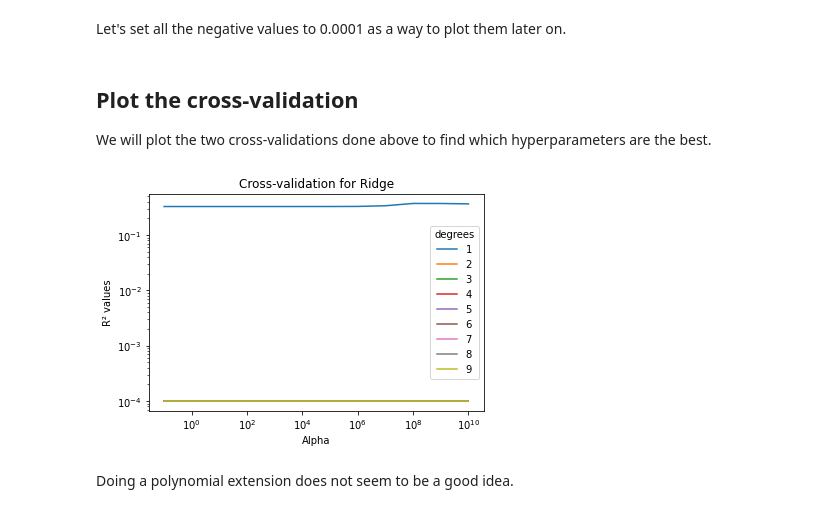
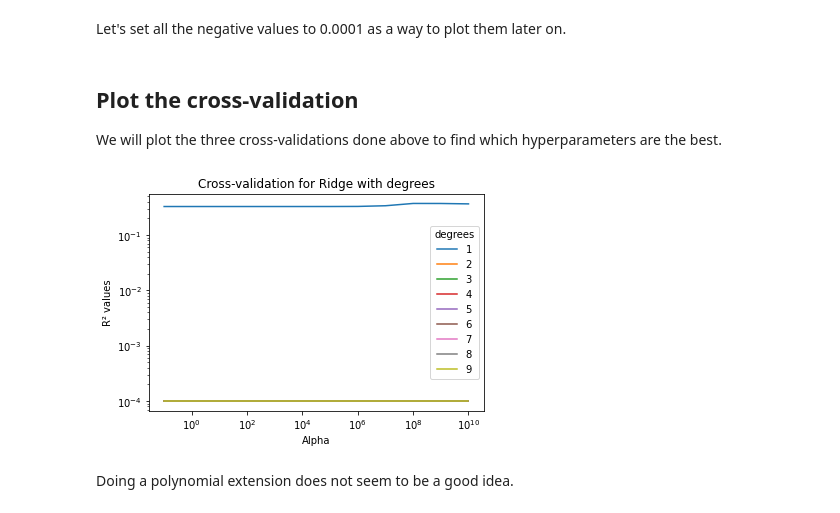
Before and after one commit to epfl-ada/ada-2020-project-milestone-p3-p3_kali, a Jupyter notebook: P4.ipynb, the cells around one changed output. Cells and saved outputs as stored; diff of their text form; code cells hidden in the pictures.

Commit message:
Some more graphs

```diff
--- a/P4.ipynb
+++ b/P4.ipynb
@@ -289,15 +289,13 @@ values_gbr
 | 16 | 250.0 | 0.05 | 0.182840 |
 | 17 | 250.0 | 0.01 | 0.175208 |
 # %%
-values_rr = pd.DataFrame({'alpha': [], 'degree' : [],'R^2': []})
-for d in degree :
-    for a in alpha :
-        new_entry = {'alpha': a, 'degree' : d, 'R^2': 0}
-        temp_train = poly_build(train_x, d)
-        temp_rr = Ridge(alpha = a)
-        pred = cross_val_predict(temp_rr, temp_train, train_y, cv = 20)
-        new_entry['R^2'] = r2_score(train_y, pred)
-        values_rr = values_rr.append(new_entry, ignore_index = True)
+values_rr = pd.DataFrame({'alpha': [],'R^2': []})
+for a in alpha :
+    new_entry = {'alpha': a, 'R^2': 0}
+    temp_rr = Ridge(alpha = a)
+    pred = cross_val_predict(temp_rr, train_x, train_y, cv = 20)
+    new_entry['R^2'] = r2_score(train_y, pred)
+    values_rr = values_rr.append(new_entry, ignore_index = True)
 # %%
 values_rr
 # %% [output]
@@ -316,0 +315,10 @@ values_rr
+# %%
+values_rr_deg = pd.DataFrame({'alpha': [], 'degree' : [],'R^2': []})
+for d in degree :
+    for a in alpha :
+        new_entry = {'alpha': a, 'degree' : d, 'R^2': 0}
+        temp_train = poly_build(train_x, d)
+        temp_rr = Ridge(alpha = a)
+        pred = cross_val_predict(temp_rr, temp_train, train_y, cv = 20)
+        new_entry['R^2'] = r2_score(train_y, pred)
+        values_rr_deg = values_rr_deg.append(new_entry, ignore_index = True)
@@ -317,22 +341,22 @@ values_rr
 # %% [markdown]
 Let's set all the negative values to 0.0001 as a way to plot them later on.
 # %%
-values_rr['R^2'] = values_rr['R^2'].apply(lambda x: 0.0001 if x <= 0.0001 else x)
+values_rr_deg['R^2'] = values_rr_deg['R^2'].apply(lambda x: 0.0001 if x <= 0.0001 else x)
 # %% [markdown]
 ## Plot the cross-validation
 
-We will plot the two cross-validations done above to find which hyperparameters are the best.
+We will plot the three cross-validations done above to find which hyperparameters are the best.
 # %%
 for d in degree :
-    values_rr[values_rr['degree'] == d].set_index('alpha')['R^2'].plot(label = str(d))
-plt.title("Cross-validation for Ridge")
+    values_rr_deg[values_rr_deg['degree'] == d].set_index('alpha')['R^2'].plot(label = str(d))
+plt.title("Cross-validation for Ridge with degrees")
 plt.xlabel("Alpha")
 plt.ylabel("R\u00b2 values")
 plt.xscale('log')
 plt.yscale('log')
 plt.legend(title = 'degrees')
-plt.savefig('CrossValRidge.png')
+plt.savefig('CrossValRidgeDeg.png')
 # %% [output]
-[figure, old version]
+[figure, new version]
 # %% [markdown]
 Doing a polynomial extension does not seem to be a good idea.
```
Also changed, not shown: parts of 3 cells of this notebook, 2 other files.
